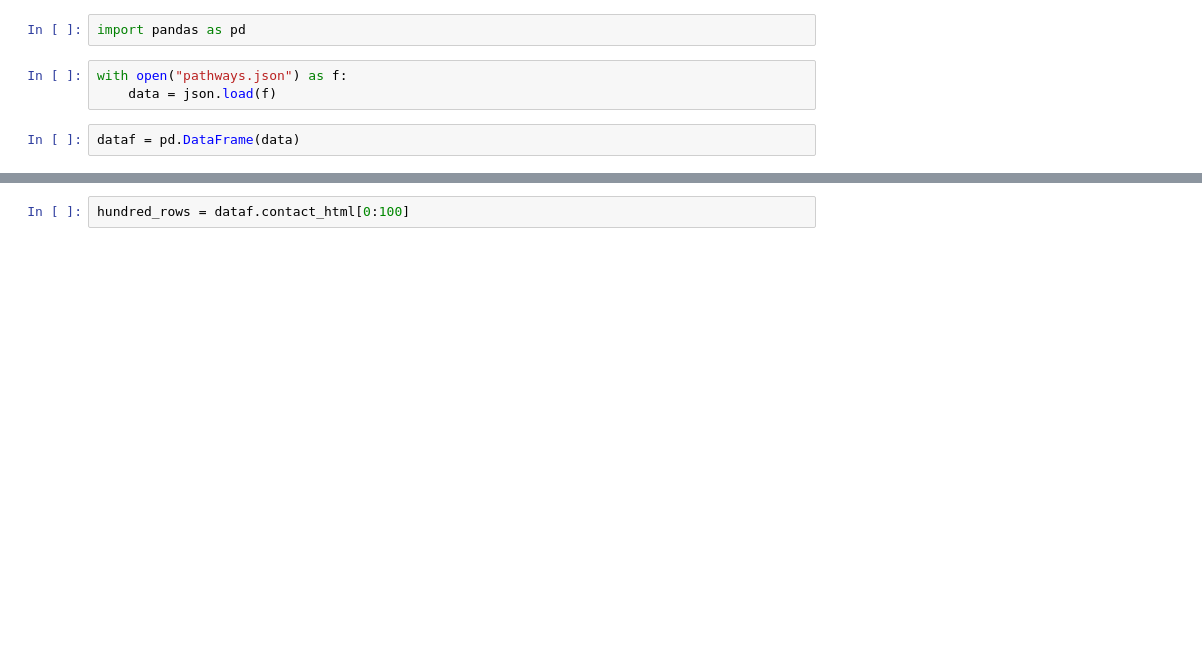
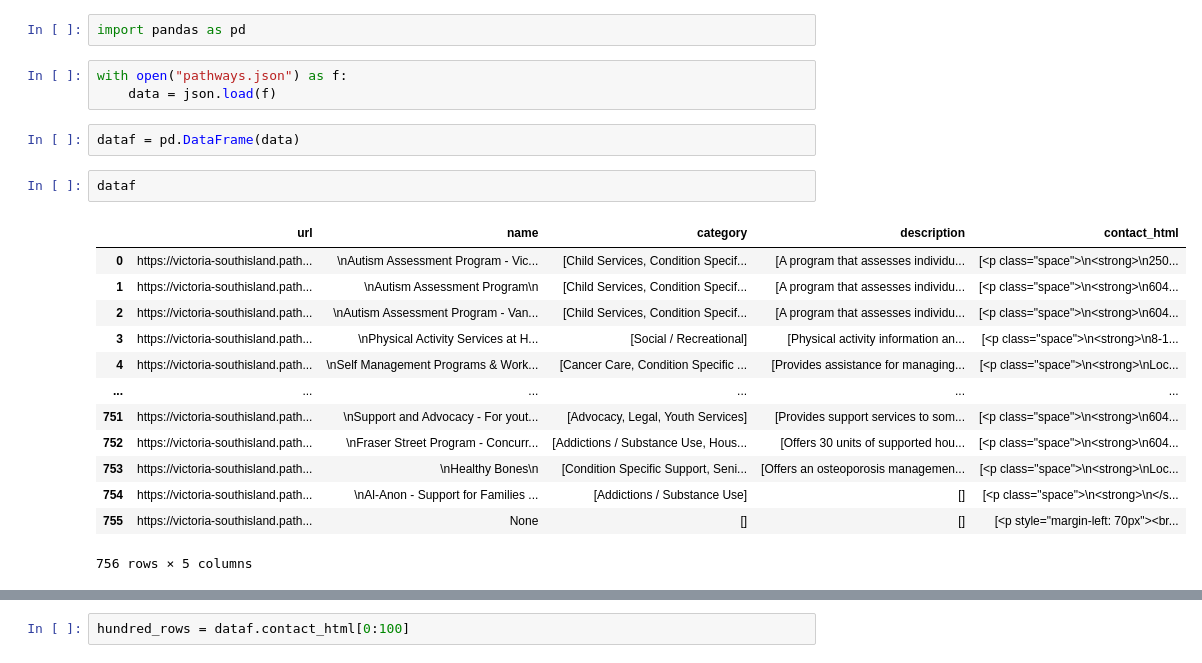
Before and after one commit to MogwaiMomo/scrape-pathways, a Jupyter notebook: clean_pathways.ipynb, the cells around one changed output, grey strips where cells are left out. Saved outputs shown, nothing was run; the diff lists cells and outputs as text; blank space fills up the shorter version.

```diff
--- a/clean_pathways.ipynb
+++ b/clean_pathways.ipynb
@@ -16,3 +16,19 @@ with open("pathways.json") as f:
     data = json.load(f)
 # %%
 dataf = pd.DataFrame(data)
+# %%
+dataf
+# %% [output]
+|  | url | name | category | description | contact_html |
+| 0 | https://victoria-southisland.path... | \nAutism Assessment Program - Vic... | [Child Services, Condition Specif... | [A program that assesses individu... | [<p class="space">\n<strong>\n250... |
+| 1 | https://victoria-southisland.path... | \nAutism Assessment Program\n | [Child Services, Condition Specif... | [A program that assesses individu... | [<p class="space">\n<strong>\n604... |
+| 2 | https://victoria-southisland.path... | \nAutism Assessment Program - Van... | [Child Services, Condition Specif... | [A program that assesses individu... | [<p class="space">\n<strong>\n604... |
+| 3 | https://victoria-southisland.path... | \nPhysical Activity Services at H... | [Social / Recreational] | [Physical activity information an... | [<p class="space">\n<strong>\n8-1... |
+| 4 | https://victoria-southisland.path... | \nSelf Management Programs & Work... | [Cancer Care, Condition Specific ... | [Provides assistance for managing... | [<p class="space">\n<strong>\nLoc... |
+| ... | ... | ... | ... | ... | ... |
+| 751 | https://victoria-southisland.path... | \nSupport and Advocacy - For yout... | [Advocacy, Legal, Youth Services] | [Provides support services to som... | [<p class="space">\n<strong>\n604... |
+| 752 | https://victoria-southisland.path... | \nFraser Street Program - Concurr... | [Addictions / Substance Use, Hous... | [Offers 30 units of supported hou... | [<p class="space">\n<strong>\n604... |
+| 753 | https://victoria-southisland.path... | \nHealthy Bones\n | [Condition Specific Support, Seni... | [Offers an osteoporosis managemen... | [<p class="space">\n<strong>\nLoc... |
+| 754 | https://victoria-southisland.path... | \nAl-Anon - Support for Families ... | [Addictions / Substance Use] | [] | [<p class="space">\n<strong>\n</s... |
+| 755 | https://victoria-southisland.path... | None | [] | [] | [<p style="margin-left: 70px"><br... |
+756 rows × 5 columns
```
Also changed, not shown: parts of 6 cells of this notebook.
